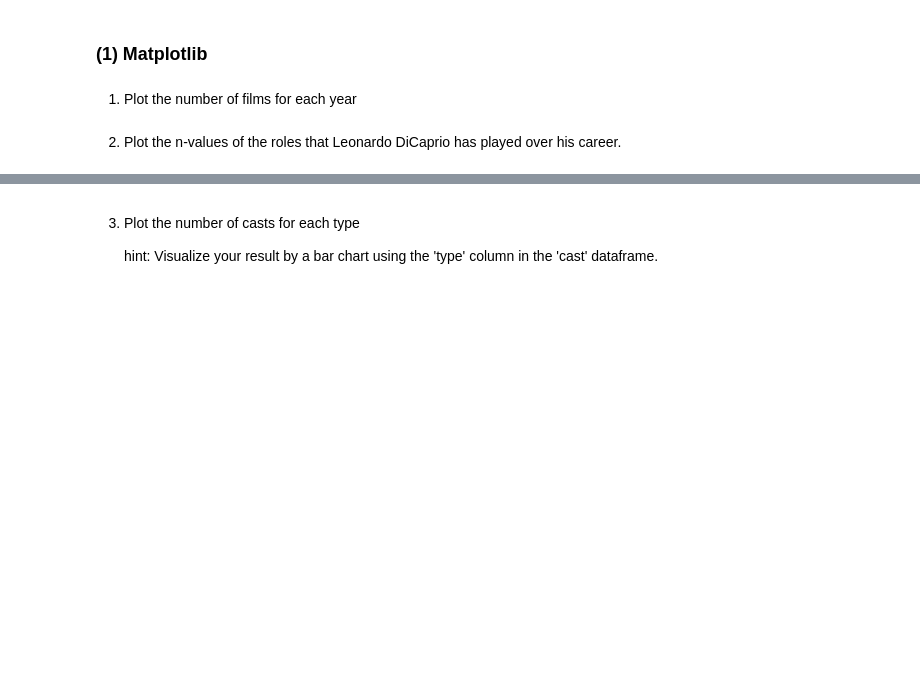
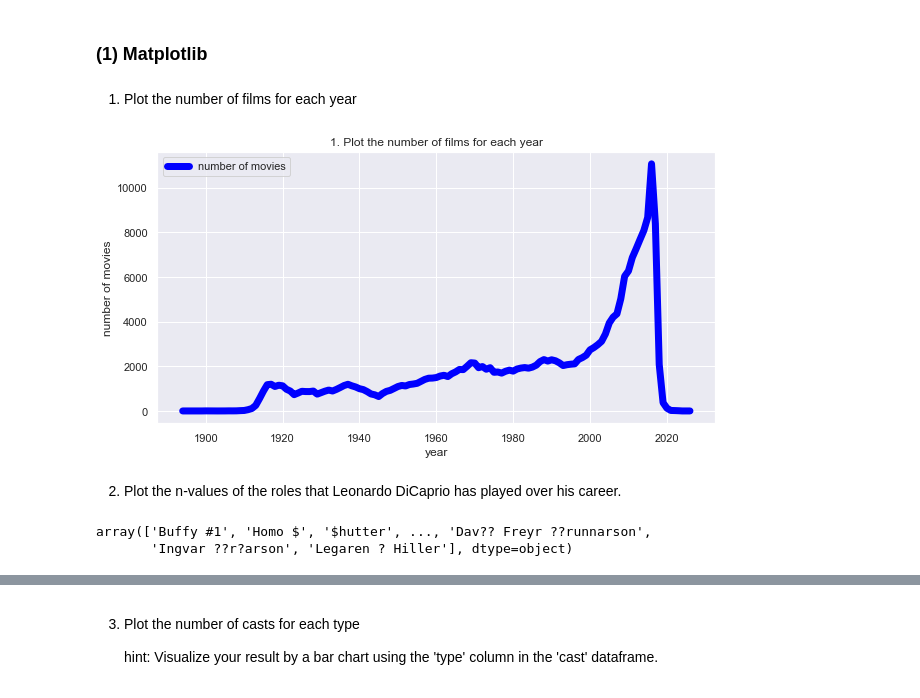
Before and after one commit to boysbeanxious/IMMBA_CODING, a Jupyter notebook: 20220215/lecture8-data_visualization.ipynb, the cells around one changed output, grey strips where cells are left out. Drawn from its saved outputs; the diff is of its cells as text; code cells hidden in the pictures; blank space fills up the shorter version.

```diff
--- a/20220215/lecture8-data_visualization.ipynb
+++ b/20220215/lecture8-data_visualization.ipynb
@@ -314,8 +323,8 @@ iris.head()
 # %%
 import pandas as pd
 # %%
-titles = pd.read_csv('./titles.csv')
-cast = pd.read_csv('./cast.csv')
+titles = pd.read_csv('./titles.csv', encoding='utf-8')
+cast = pd.read_csv('./cast.csv', encoding='utf-8')
 
 ######## For Colab users ########
 #import io
@@ -332,2 +339,23 @@ cast = pd.read_csv('./cast.csv')
+# %%
+ex1 = titles.groupby('year').count()['title'].reset_index().sort_values(by=['year'])
+# %%
+# your code here
+
+plt.figure(figsize = (10,5))
+plt.title("1. Plot the number of films for each year")
+plt.xlabel('year')
+plt.ylabel('number of movies')
+plt.plot(ex1.year, ex1.title , color='blue', linestyle='solid', linewidth =7)
+
+plt.legend(labels = ['number of movies'], loc = 'upper left')
+plt.show()
+# %% [output]
+[figure, added]
 # %% [markdown]
 2. Plot the n-values of the roles that Leonardo DiCaprio has played over his career.
+# %%
+# ?????????????
+cast.loc[cast['type']=='actor', 'name'].unique()
+# %% [output]
+array(['Buffy #1', 'Homo $', '$hutter', ..., 'Dav?? Freyr ??runnarson',
+       'Ingvar ??r?arson', 'Legaren ? Hiller'], dtype=object)
```
Also changed, not shown: parts of 7 cells of this notebook, 3 other files.
